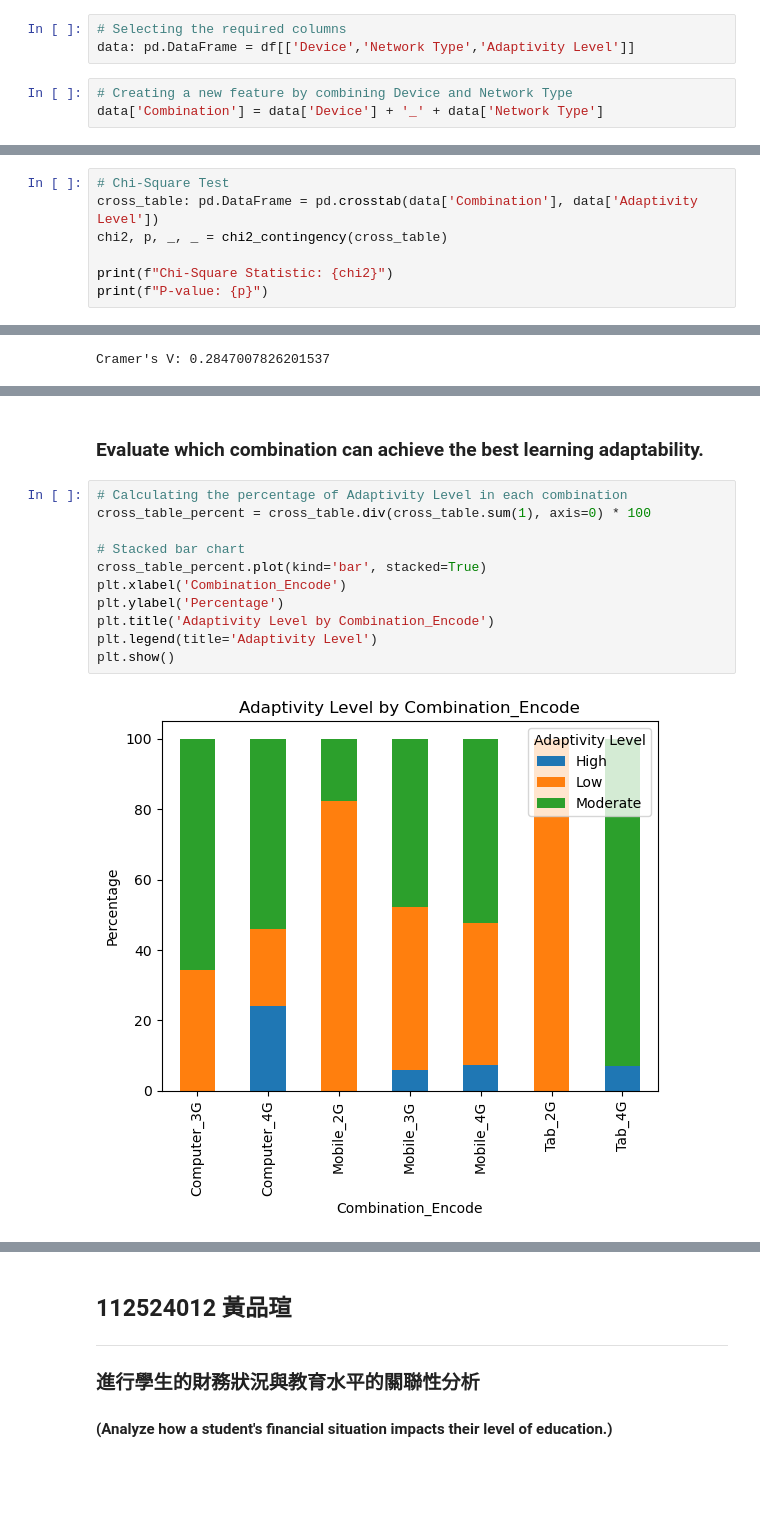
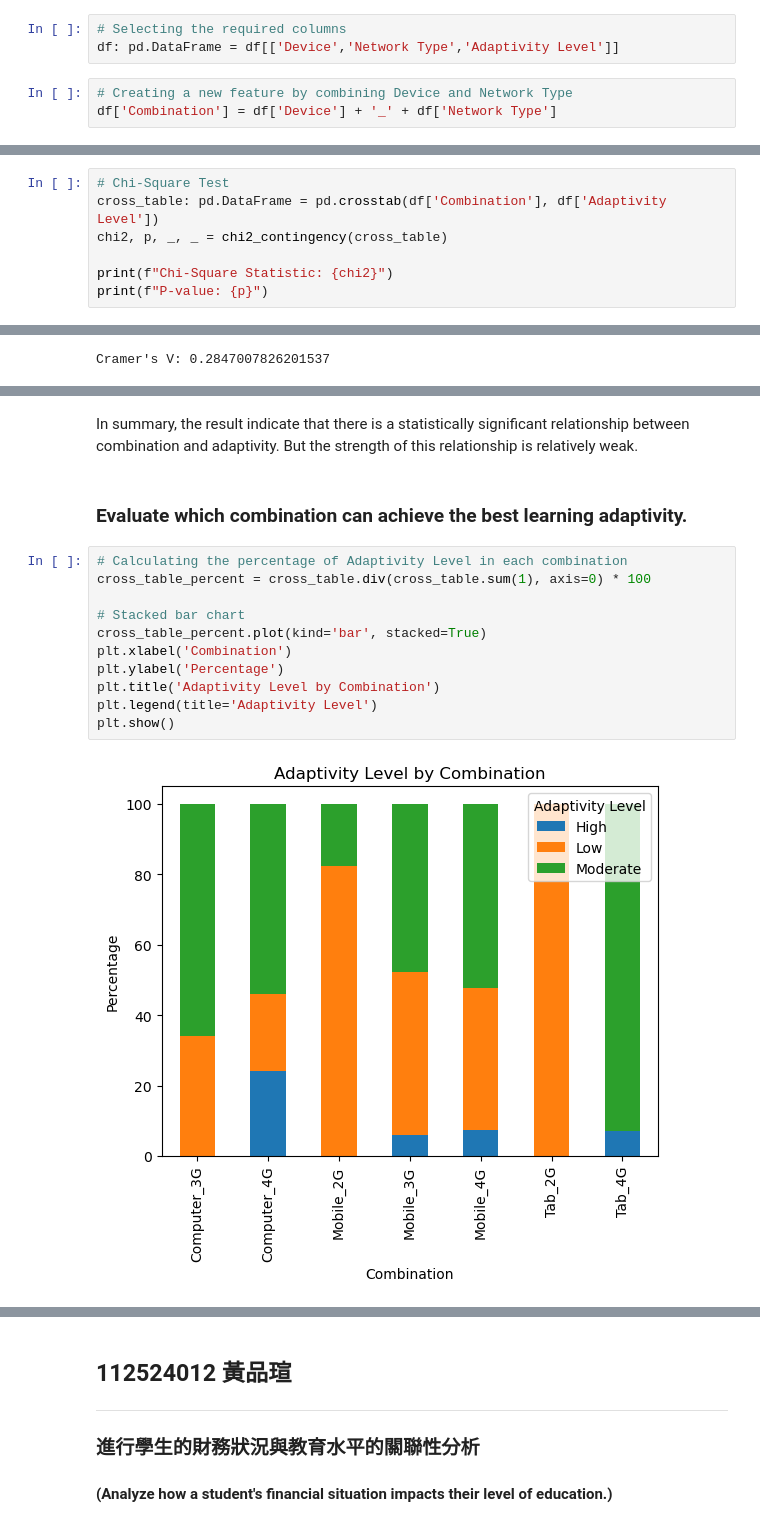
Before and after one commit to Bighsueh/AdaptabilityLevelAnalysis, a Jupyter notebook: main.ipynb, the cells around one changed output, grey strips where cells are left out. Drawn from its saved outputs; the diff is of its cells as text; blank space fills up the shorter version.

```diff
--- a/main.ipynb
+++ b/main.ipynb
@@ -52,7 +52,7 @@ df.head(3)
 #### Analyzing the Impact of Different Device and Network Type Combinations on Learning Adaptivity.
 # %%
 # Selecting the required columns
-data: pd.DataFrame = df[['Device','Network Type','Adaptivity Level']]
+df: pd.DataFrame = df[['Device','Network Type','Adaptivity Level']]
 # %%
 # Creating a new feature by combining Device and Network Type
-data['Combination'] = data['Device'] + '_' + data['Network Type']
+df['Combination'] = df['Device'] + '_' + df['Network Type']
@@ -66,7 +60,7 @@ See the caveats in the documentation: https://pandas.pydata.org/pandas-docs/stab
 #### Assessing the Relationship between Device and Network Type Combinations and Learning Adaptivity
 # %%
 # Chi-Square Test
-cross_table: pd.DataFrame = pd.crosstab(data['Combination'], data['Adaptivity Level'])
+cross_table: pd.DataFrame = pd.crosstab(df['Combination'], df['Adaptivity Level'])
 chi2, p, _, _ = chi2_contingency(cross_table)
 
 print(f"Chi-Square Statistic: {chi2}")
@@ -98,18 +94,20 @@ In summary, the results suggest that different combinations of devices and netwo
+# %% [markdown]
+In summary, the result indicate that there is a statistically significant relationship between combination and adaptivity. But the strength of this relationship is relatively weak.
 # %% [markdown]
-### Evaluate which combination can achieve the best learning adaptability.
+### Evaluate which combination can achieve the best learning adaptivity.
 # %%
 # Calculating the percentage of Adaptivity Level in each combination
 cross_table_percent = cross_table.div(cross_table.sum(1), axis=0) * 100
 
 # Stacked bar chart
 cross_table_percent.plot(kind='bar', stacked=True)
-plt.xlabel('Combination_Encode')
+plt.xlabel('Combination')
 plt.ylabel('Percentage')
-plt.title('Adaptivity Level by Combination_Encode')
+plt.title('Adaptivity Level by Combination')
 plt.legend(title='Adaptivity Level')
 plt.show()
 # %% [output]
-[figure, old version]
+[figure, new version]
 # %%
 # Adaptivity Score
 # Converting Adaptivity Level to a numerical format
```
Also changed, not shown: parts of 9 cells of this notebook.
